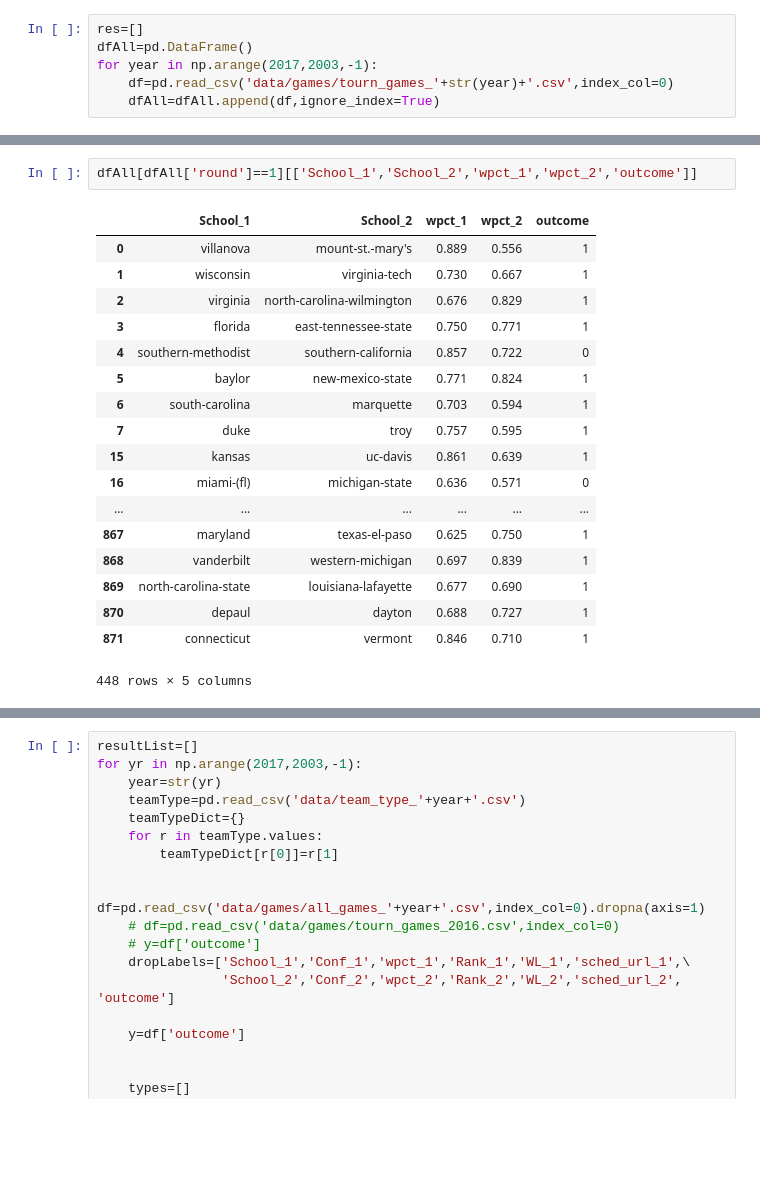
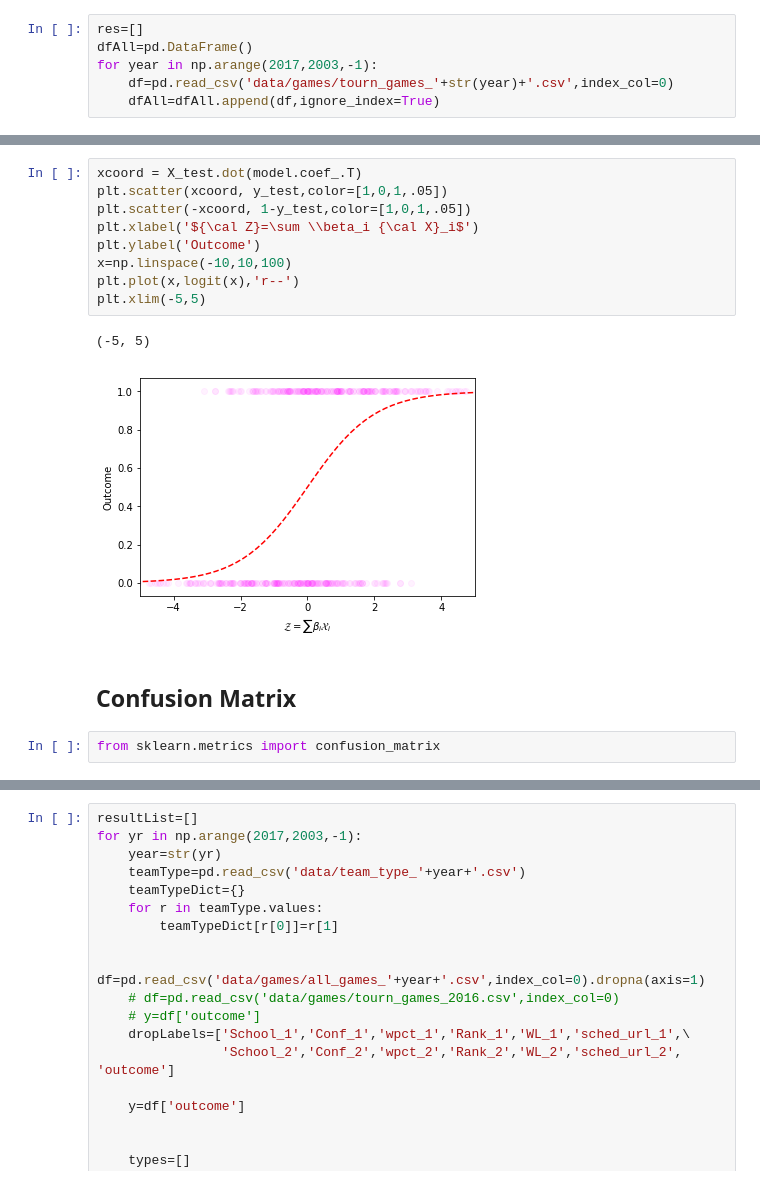
Before and after one commit to gshau/madBrackets, a Jupyter notebook: gameAnalysis.ipynb, the cells around one changed output, grey strips where cells are left out. Cells and saved outputs as stored; diff of their text form; blank space fills up the shorter version.

```diff
--- a/gameAnalysis.ipynb
+++ b/gameAnalysis.ipynb
@@ -153,24 +243,19 @@ array([[ 1.        ,  0.33573159,  0.66426841],
-# %%
-dfAll[dfAll['round']==1][['School_1','School_2','wpct_1','wpct_2','outcome']]
-# %% [output]
-|  | School_1 | School_2 | wpct_1 | wpct_2 | outcome |
-| 0 | villanova | mount-st.-mary's | 0.889 | 0.556 | 1 |
-| 1 | wisconsin | virginia-tech | 0.730 | 0.667 | 1 |
-| 2 | virginia | north-carolina-wilmington | 0.676 | 0.829 | 1 |
-| 3 | florida | east-tennessee-state | 0.750 | 0.771 | 1 |
-| 4 | southern-methodist | southern-california | 0.857 | 0.722 | 0 |
-| 5 | baylor | new-mexico-state | 0.771 | 0.824 | 1 |
-| 6 | south-carolina | marquette | 0.703 | 0.594 | 1 |
-| 7 | duke | troy | 0.757 | 0.595 | 1 |
-| 15 | kansas | uc-davis | 0.861 | 0.639 | 1 |
-| 16 | miami-(fl) | michigan-state | 0.636 | 0.571 | 0 |
-| ... | ... | ... | ... | ... | ... |
-| 867 | maryland | texas-el-paso | 0.625 | 0.750 | 1 |
-| 868 | vanderbilt | western-michigan | 0.697 | 0.839 | 1 |
-| 869 | north-carolina-state | louisiana-lafayette | 0.677 | 0.690 | 1 |
-| 870 | depaul | dayton | 0.688 | 0.727 | 1 |
-| 871 | connecticut | vermont | 0.846 | 0.710 | 1 |
-448 rows × 5 columns
+# %%
+xcoord = X_test.dot(model.coef_.T)
+plt.scatter(xcoord, y_test,color=[1,0,1,.05])
+plt.scatter(-xcoord, 1-y_test,color=[1,0,1,.05])
+plt.xlabel('${\cal Z}=\sum \\beta_i {\cal X}_i$')
+plt.ylabel('Outcome')
+x=np.linspace(-10,10,100)
+plt.plot(x,logit(x),'r--')
+plt.xlim(-5,5)
+# %% [output]
+(-5, 5)
+[figure, added]
+# %% [markdown]
+## Confusion Matrix
+# %%
+from sklearn.metrics import confusion_matrix
 # %%
 confusion_matrix(y_test,np.round(y_predPythag))
 # %% [output]
```
Also changed, not shown: parts of 29 cells of this notebook, 6 other files.
